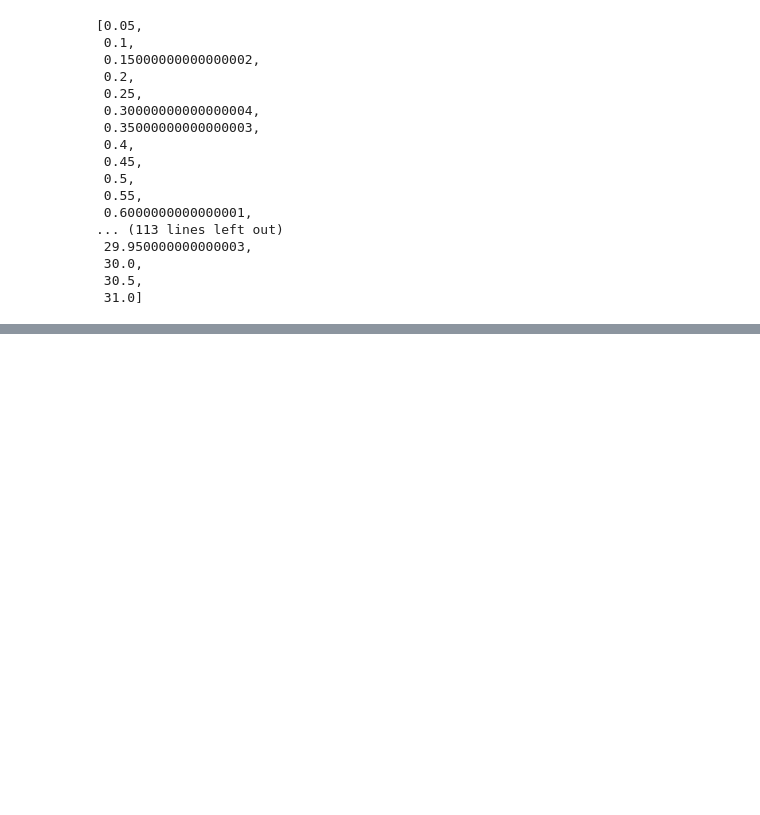
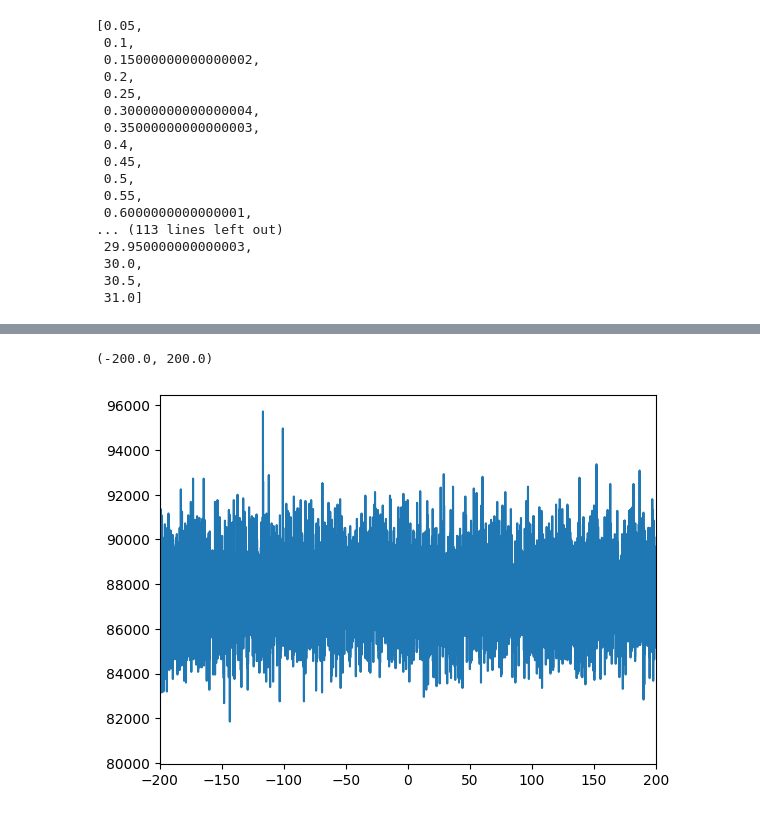
Before and after one commit to volodymyrss/integral_lvk, a Jupyter notebook: integralallsky.ipynb, the cells around one changed output, grey strips where cells are left out. Drawn from its saved outputs; the diff is of its cells as text; code cells hidden in the pictures; blank space fills up the shorter version.

```diff
--- a/integralallsky.ipynb
+++ b/integralallsky.ipynb
@@ -644,0 +676,14 @@ saving as ACS_det_lc.png
+# %%
+plt.figure()
+
+
+snr = (rate-np.mean(rate))/rate_err/summary_scale['excvar']
+
+plt.step(
+    rel_s_scale,
+    rate
+)
+plt.xlim(-200,200)
+# %% [output]
+(-200.0, 200.0)
+[figure, added]
```
Also changed, not shown: parts of 19 cells of this notebook, 5 other files.
